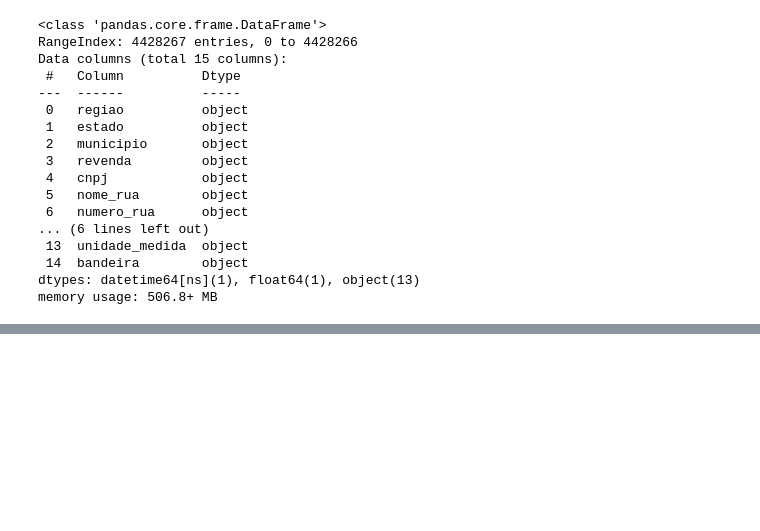
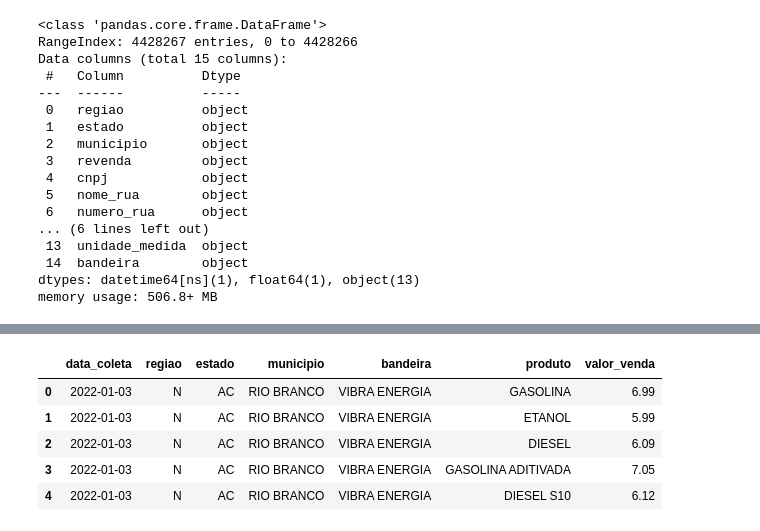
Before and after one commit to giulianafernandes/credit_card_approval_prediction, a Jupyter notebook: processamento_de_dados-ANP.ipynb, the cells around one changed output, grey strips where cells are left out. Drawn from its saved outputs; the diff is of its cells as text; code cells hidden in the pictures; blank space fills up the shorter version.

```diff
--- a/processamento_de_dados-ANP.ipynb
+++ b/processamento_de_dados-ANP.ipynb
@@ -91,0 +115,9 @@ memory usage: 506.8+ MB
+# %%
+df_anp.head()
+# %% [output]
+|  | data_coleta | regiao | estado | municipio | bandeira | produto | valor_venda |
+| 0 | 2022-01-03 | N | AC | RIO BRANCO | VIBRA ENERGIA | GASOLINA | 6.99 |
+| 1 | 2022-01-03 | N | AC | RIO BRANCO | VIBRA ENERGIA | ETANOL | 5.99 |
+| 2 | 2022-01-03 | N | AC | RIO BRANCO | VIBRA ENERGIA | DIESEL | 6.09 |
+| 3 | 2022-01-03 | N | AC | RIO BRANCO | VIBRA ENERGIA | GASOLINA ADITIVADA | 7.05 |
+| 4 | 2022-01-03 | N | AC | RIO BRANCO | VIBRA ENERGIA | DIESEL S10 | 6.12 |
```
Also changed, not shown: parts of 16 cells of this notebook.
